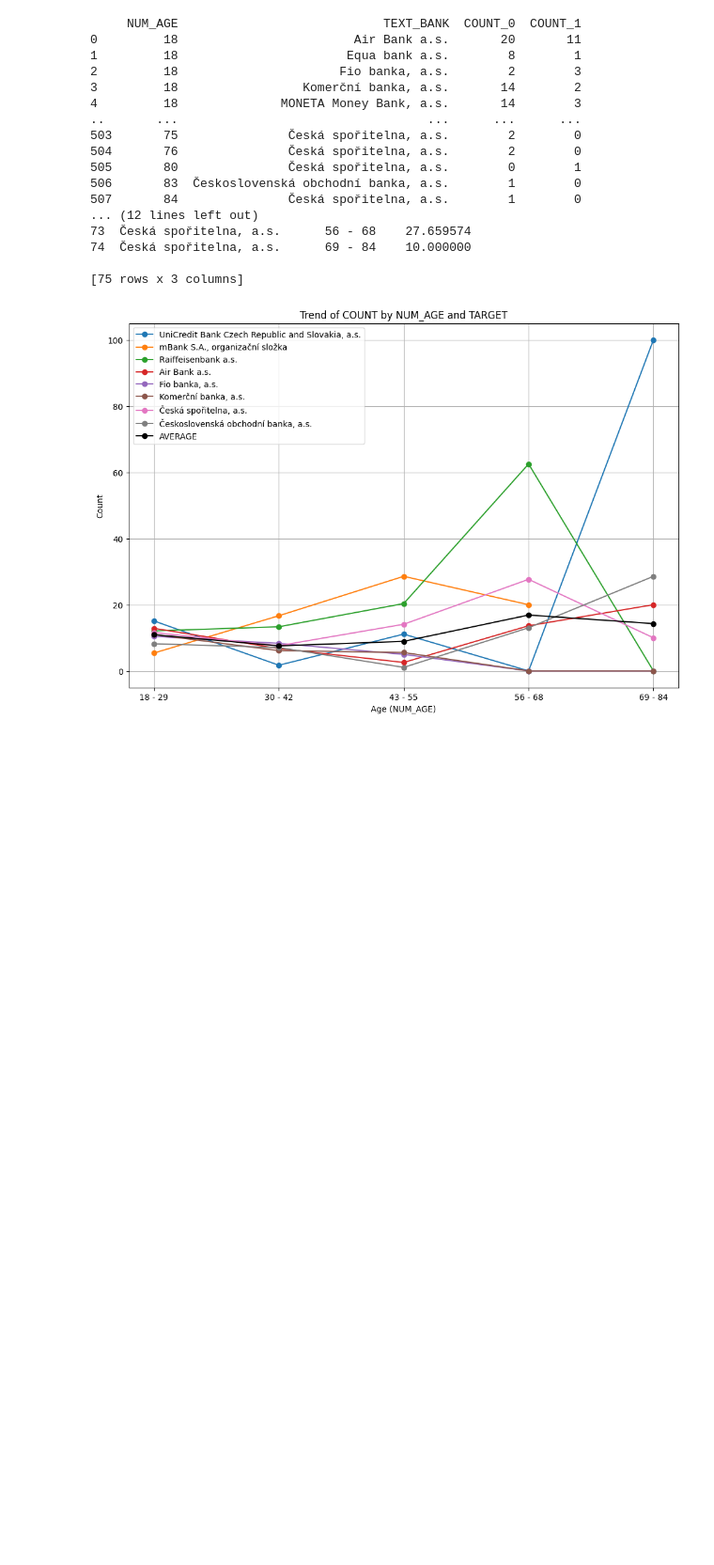
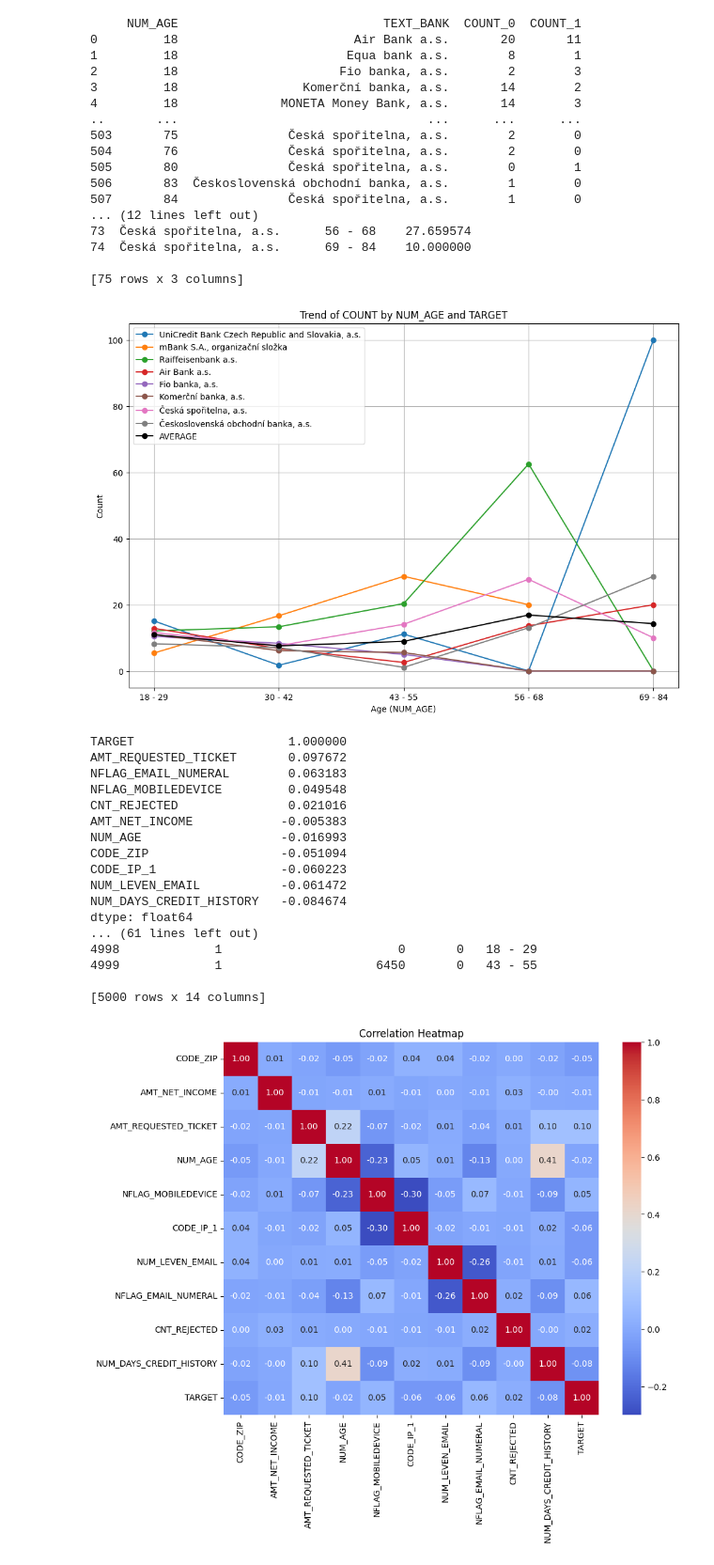
Before and after one commit to swanenko/cash-loan-analysis, a Jupyter notebook: analysis.ipynb, the cells around one changed output. Shown at 94% size. Drawn from its saved outputs; the diff is of its cells as text; code cells hidden in the pictures; blank space fills up the shorter version.

```diff
--- a/analysis.ipynb
+++ b/analysis.ipynb
@@ -59,10 +65,9 @@ mean_in_cz = 42.7 #https://scitani.gov.cz/vysledky#:~:text=Podle%20v%C3%BDsledk%
 age_bins = [18, 28, 38, 48, 58, 68, 78, 88]
 age_labels = ['18-28', '29-38', '39-48', '49-58', '59-68', '69-78', '79-88']
 
-df['age_range'] = pd.cut(df["NUM_AGE"], bins=age_bins, labels=age_labels, right=False)
+age_gender_pivot = df
+age_gender_pivot['age_range'] = pd.cut(age_gender_pivot["NUM_AGE"], bins=age_bins, labels=age_labels, right=False)
+age_gender_pivot = age_gender_pivot.pivot_table(index='age_range', columns=['TEXT_GENDER'], aggfunc='size', fill_value=0, observed=False)
 
-age_gender_pivot = df.pivot_table(index='age_range', columns=['TEXT_GENDER'], aggfunc='size', fill_value=0)
-
-# Display the result - show highlighted rows in pink / blue
-print(age_gender_pivot)
+display(age_gender_pivot)
 # %% [output]
@@ -391,3 +398,39 @@ plt.show()
 
 # for i, bank in enumerate(unique_banks):
 #        print(f'{i}: {bank}')
+# %%
+# Use the Pearson or Spearman correlation coefficient to measure linear or monotonic relationships, respectively.
+correlations = df.corrwith(df['TARGET'], method='pearson', numeric_only=True)
+print(correlations.sort_values(ascending=False))
+
+correlations = df.corrwith(df['TARGET'], method='spearman', numeric_only=True)
+print(correlations.sort_values(ascending=False))
+
+print(df)
+heatmap_prep = df.drop(columns=["TEXT_GENDER", "TEXT_BANK", "age_range"])
+plt.figure(figsize=(10, 8))
+sns.heatmap(heatmap_prep.corr(), annot=True, fmt=".2f", cmap="coolwarm")
+plt.title("Correlation Heatmap")
+plt.show()
+
+# Select top 10 features
+# X_new = SelectKBest(chi2, k=10).fit_transform(encoded_df, df['TARGET'])
+# %% [output]
+TARGET                     1.000000
+AMT_REQUESTED_TICKET       0.097672
+NFLAG_EMAIL_NUMERAL        0.063183
+NFLAG_MOBILEDEVICE         0.049548
+CNT_REJECTED               0.021016
+AMT_NET_INCOME            -0.005383
+NUM_AGE                   -0.016993
+CODE_ZIP                  -0.051094
+CODE_IP_1                 -0.060223
+NUM_LEVEN_EMAIL           -0.061472
+NUM_DAYS_CREDIT_HISTORY   -0.084674
+dtype: float64
+... (61 lines left out)
+4998             1                        0       0   18 - 29
+4999             1                     6450       0   43 - 55
+
+[5000 rows x 14 columns]
+[figure, added]
```
Also changed, not shown: parts of 15 cells of this notebook, 5 other files.
